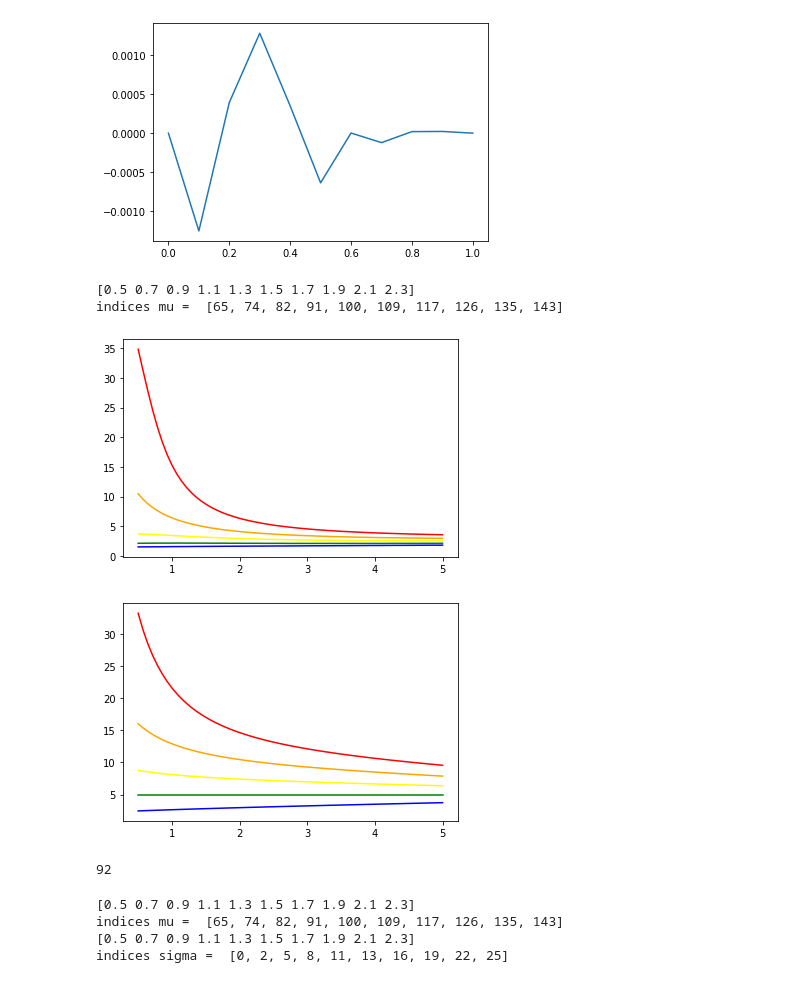
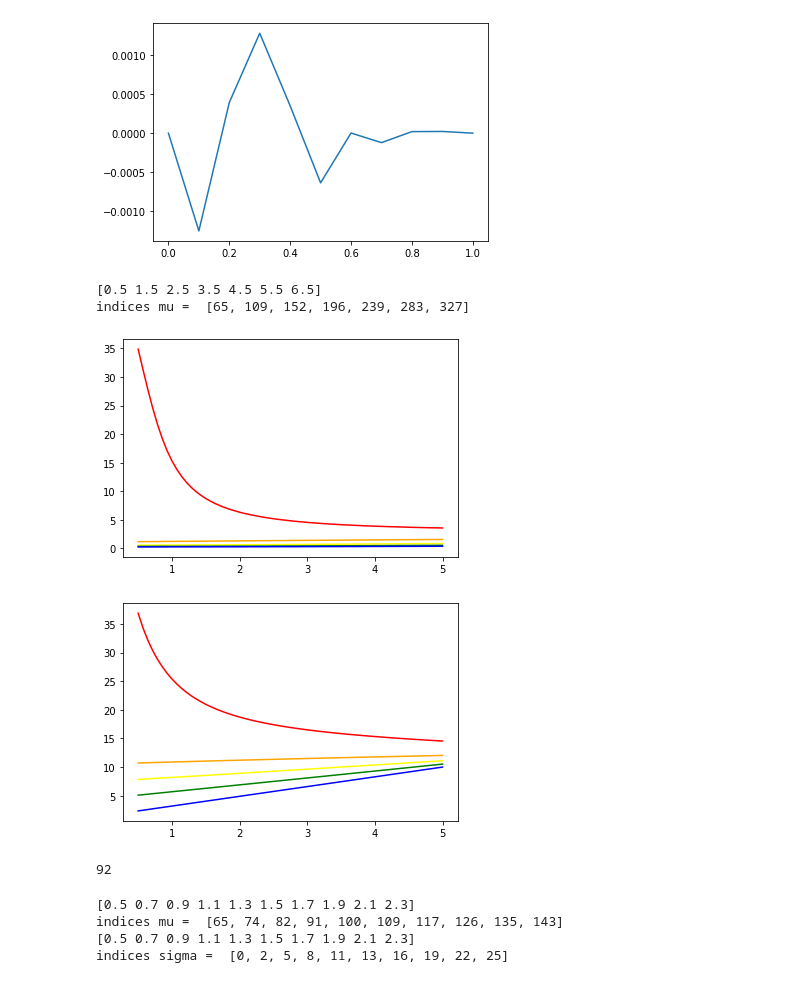
Before and after one commit to lenasal/neurolib, a Jupyter notebook: simp/f.ipynb, the cells around one changed output. Saved outputs shown, nothing was run; the diff lists cells and outputs as text; code cells hidden in the pictures.

```diff
--- a/simp/f.ipynb
+++ b/simp/f.ipynb
@@ -195,43 +195,46 @@ index_sigma_ = getindex(a.params.sigmarange[0], a.params.sigmarange[-1], len(a.p
 
 def tau_func_sigma(mu, sigma):
     mu_shift = - 1.1
-    mu_scale = - 10.
+    sigma_scale = 0.5
+    mu_scale = - 10
+    mu_scale1 = - 3
     y_shift = 15.
     sigma_shift = 1.4
+    return sigma_scale * (mu_shift+mu) * sigma + mu_scale1 * mu + y_shift + np.exp( mu_scale * (mu_shift + mu) / (sigma + sigma_shift) )
     return (mu_shift+mu) * sigma + mu_scale * mu + y_shift + np.exp( mu_scale * (mu_shift + mu) / (sigma + sigma_shift) )
 
-mu = np.arange(0.5, 2.5, 0.2)
+mu = np.arange(0.5, 7., 1.)
 print(mu)
 ind_mu = []
 for m in mu:
     ind_mu.append(getindex(a.params.Irange[0], a.params.Irange[-1], len(a.params.Irange), m) )
 print("indices mu = ", ind_mu)
 
 plt.plot(a.params.sigmarange, a.params.precalc_tau_mu[ind_mu[0],:], color = "red")
 plt.plot(a.params.sigmarange, a.params.precalc_tau_mu[ind_mu[1],:], color = "orange")
 plt.plot(a.params.sigmarange, a.params.precalc_tau_mu[ind_mu[2],:], color = "yellow")
 plt.plot(a.params.sigmarange, a.params.precalc_tau_mu[ind_mu[3],:], color = "green")
 plt.plot(a.params.sigmarange, a.params.precalc_tau_mu[ind_mu[4],:], color = "blue")
 plt.show()
 
 #plt.plot(a.params.Irange, a.params.precalc_r[:, index_sigma_+45])
 #plt.plot(a.params.Irange, a.params.precalc_r[:, index_sigma_-15])
 plt.plot(a.params.sigmarange, tau_func_sigma(mu[0], a.params.sigmarange), color = "red" )
 plt.plot(a.params.sigmarange, tau_func_sigma(mu[1], a.params.sigmarange), color = "orange" )
 plt.plot(a.params.sigmarange, tau_func_sigma(mu[2], a.params.sigmarange), color = "yellow" )
 plt.plot(a.params.sigmarange, tau_func_sigma(mu[3], a.params.sigmarange), color = "green" )
 plt.plot(a.params.sigmarange, tau_func_sigma(mu[4], a.params.sigmarange), color = "blue" )
 plt.show()
 
 for m in range(len(a.params.Irange)):
     if a.params.precalc_tau_mu[m,0] < a.params.precalc_tau_mu[m,-1]:
         print(m)
         break
 # %% [output]
-[0.5 0.7 0.9 1.1 1.3 1.5 1.7 1.9 2.1 2.3]
-indices mu =  [65, 74, 82, 91, 100, 109, 117, 126, 135, 143]
+[0.5 1.5 2.5 3.5 4.5 5.5 6.5]
+indices mu =  [65, 109, 152, 196, 239, 283, 327]
-[figure, old version]
+[figure, new version]
-[figure, old version]
+[figure, new version]
 92
 # %%
 def V_func(mu, sigma):
```
Also changed, not shown: 6 other files.
